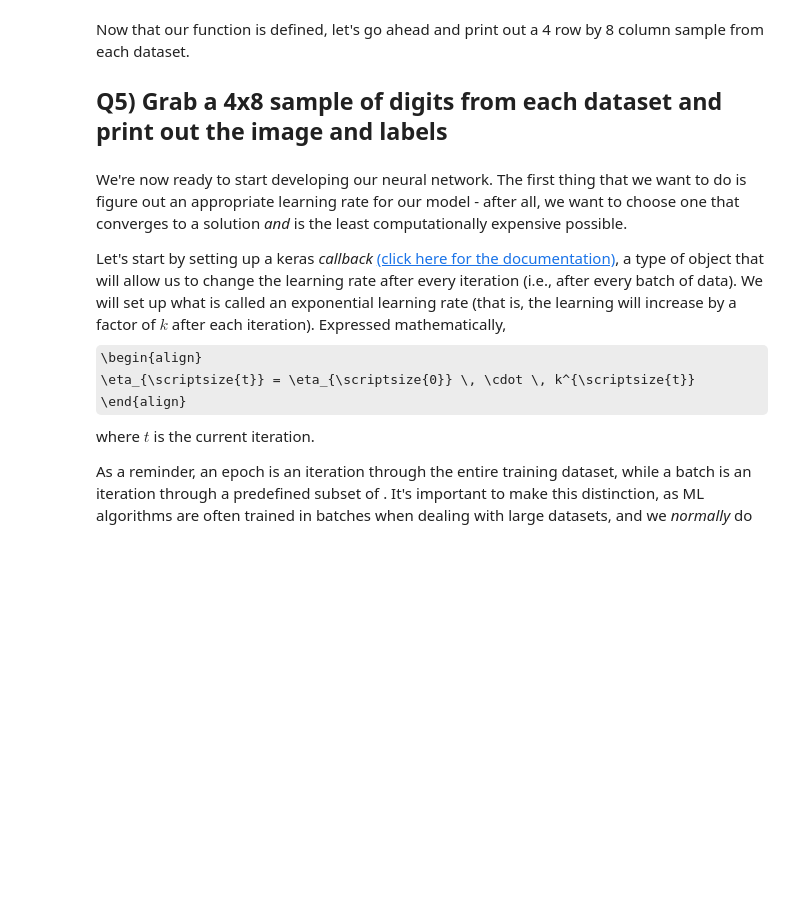
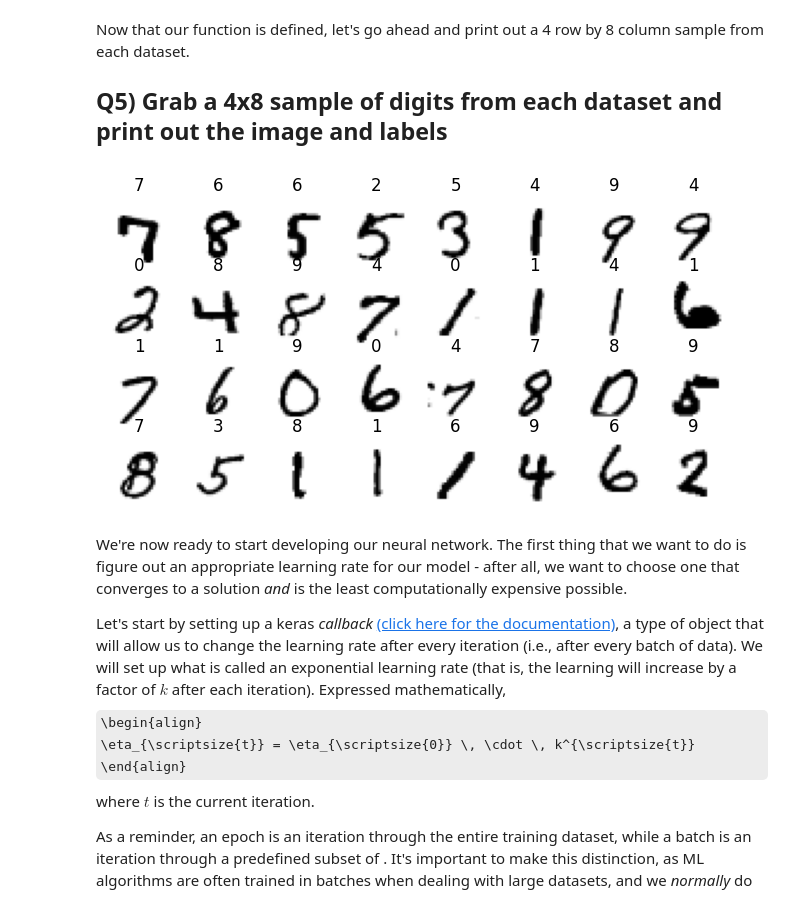
Before and after one commit to erwanBellon/2025_ML_EES, a Jupyter notebook: notebook_dl/S4_1_NNs_with_Keras.ipynb, the cells around one changed output. Saved outputs shown, nothing was run; the diff lists cells and outputs as text; code cells hidden in the pictures; some formulas as TeX source; blank space fills up the shorter version.

```diff
--- a/notebook_dl/S4_1_NNs_with_Keras.ipynb
+++ b/notebook_dl/S4_1_NNs_with_Keras.ipynb
@@ -96,8 +96,7 @@ Let's begin by importing the dataset from the keras dataset library.
 ( (X_train_full, y_train_full) , (X_test, y_test) ) = tf.keras.datasets.mnist.load_data()
 # %%
 # Split the data
-(X_train,X_valid) = sklearn.model_selection.train_test_split(X_train_full,test_size=10000)
-(y_train,y_valid)=  sklearn.model_selection.train_test_split(y_train_full,test_size=10000)
+(X_train,X_valid,y_train,y_valid) = sklearn.model_selection.train_test_split(X_train_full,test_size=10000)
 # %% [markdown]
 What does our data look like? Let's get an idea of the values and figure out what kind of preprocessing we should do before training our neural network.
 
@@ -155,14 +154,19 @@ def sample_plotter(X, y, n_rows, n_columns, rnd_gen):
     return
 ''';
 # %%
-def sample_plotter(___, ___, ___, ___):
+def sample_plotter(X, y, n_rows, n_columns, rnd_gen):
 
     # Create a set of indices to access the sample images/labels
+    assert type(X) == type(np.empty(0))
+    indices = rnd_gen.integers(0,X.shape[0], size=(n_rows, n_columns))
+    # Create a figure with n_rows and n_columns
+    fig, axes = plt.subplots(n_rows, n_columns, figsize=(n_columns, n_rows))
+    # Plot each selected digit
+    for (i, j), idx in np.ndenumerate(indices):
+        axes[i, j].imshow(X[idx], cmap='binary')
+        axes[i, j].set_title(str(y[idx]))
+        axes[i, j].axis("off")
 
-    # Create a figure with n_rows and n_columns
-
-    # Plot each selected digit
-    for in :
 
 
     return None
@@ -172,6 +176,9 @@ Now that our function is defined, let's go ahead and print out a 4 row by 8 colu
 ## Q5) Grab a 4x8 sample of digits from each dataset and print out the image and labels
 # %%
 #Write your code here!
+sample_plotter(X_train, y_train, n_rows=4, n_columns=8, rnd_gen=np.random.default_rng(42))
+# %% [output]
+[figure, added]
 # %% [markdown]
 We're now ready to start developing our neural network. The first thing that we want to do is figure out an appropriate learning rate for our model - after all, we want to choose one that converges to a solution *and* is the least computationally expensive possible.
 
```
